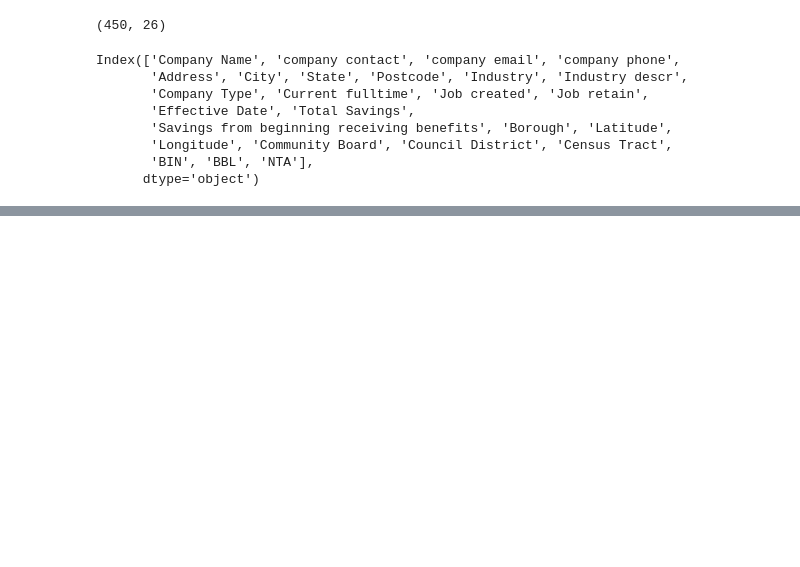
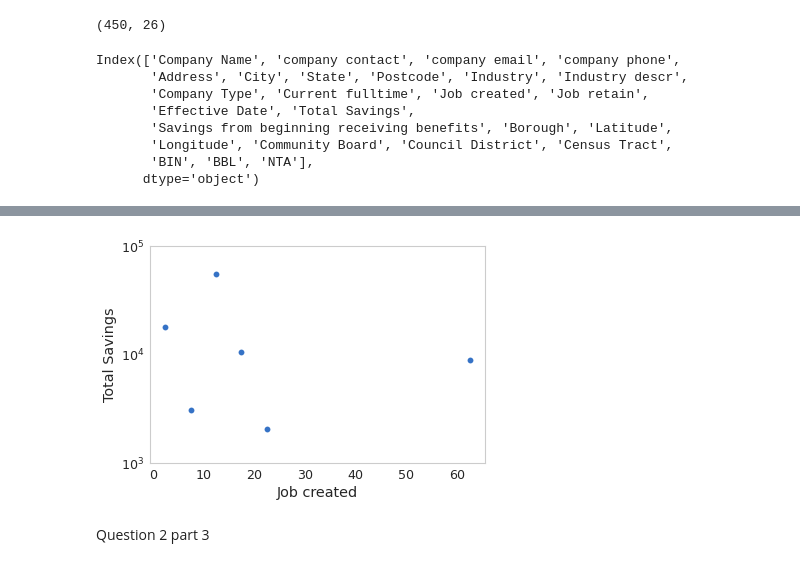
Before and after one commit to kimvonga/binder-framework, a Jupyter notebook: Milestone.ipynb, the cells around one changed output, grey strips where cells are left out. Saved outputs shown, nothing was run; the diff lists cells and outputs as text; code cells hidden in the pictures; blank space fills up the shorter version.

```diff
--- a/Milestone.ipynb
+++ b/Milestone.ipynb
@@ -99,0 +68,4 @@ business_names = list(n_businesses.index)
+# %%
+NTA_dict = collections.defaultdict(list)
+for i,j in NTA_Company.to_records(index=False):
+    NTA_dict[i].append(j)
@@ -129,0 +145,23 @@ plt.scatter(data['Job created'], data['Total Savings'])
+# %%
+def binScalars(y, x, x0, x1, dx):
+    bins = np.round(np.arange(x0, x1, dx), 2)
+    my_dict = {}
+    for i in bins:
+        my_dict[str(i)] = []
+
+    for i in range(len(y)):
+        if x[i] < x0 or x[i] > x1:
+            continue
+        else:
+            my_ind = int((x[i]-x0)/dx)
+
+            my_dict[str(np.round(x0+my_ind*dx,2))] += [y[i]]
+
+    binned_dat = np.zeros([len(bins),4])
+    binned_dat[:,0] = bins+dx/2
+    for i in range(len(bins)):
+        binned_dat[i,1] = np.average(my_dict[str(bins[i])])
+        binned_dat[i,2] = stats.sem(my_dict[str(bins[i])])
+        binned_dat[i,3] = np.std(my_dict[str(bins[i])])
+
+    return binned_dat
@@ -129,0 +183,16 @@ plt.scatter(data['Job created'], data['Total Savings'])
+# %%
+x = np.array(data['Job created'][np.isfinite(data['Job created'])])
+y = np.array(data['Total Savings'][np.isfinite(data['Job created'])])
+binned_savings = binScalars(y, x, 0, 65, 5)
+# %%
+plt.scatter(binned_savings[:,0], binned_savings[:,1])
+
+plt.ylim([1000,100000])
+plt.yscale('log')
+plt.xlabel('Job created')
+plt.ylabel('Total Savings')
+plt.grid(False)
+# %% [output]
+[figure, added]
+# %% [markdown]
+Question 2 part 3
```
Also changed, not shown: parts of 41 cells of this notebook, 2 other files.
